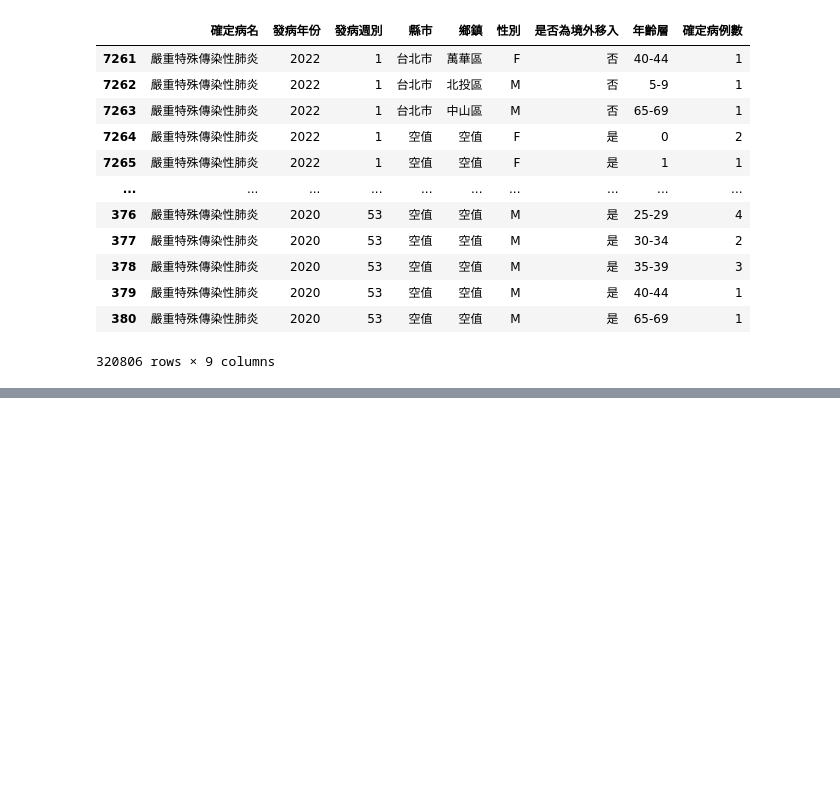
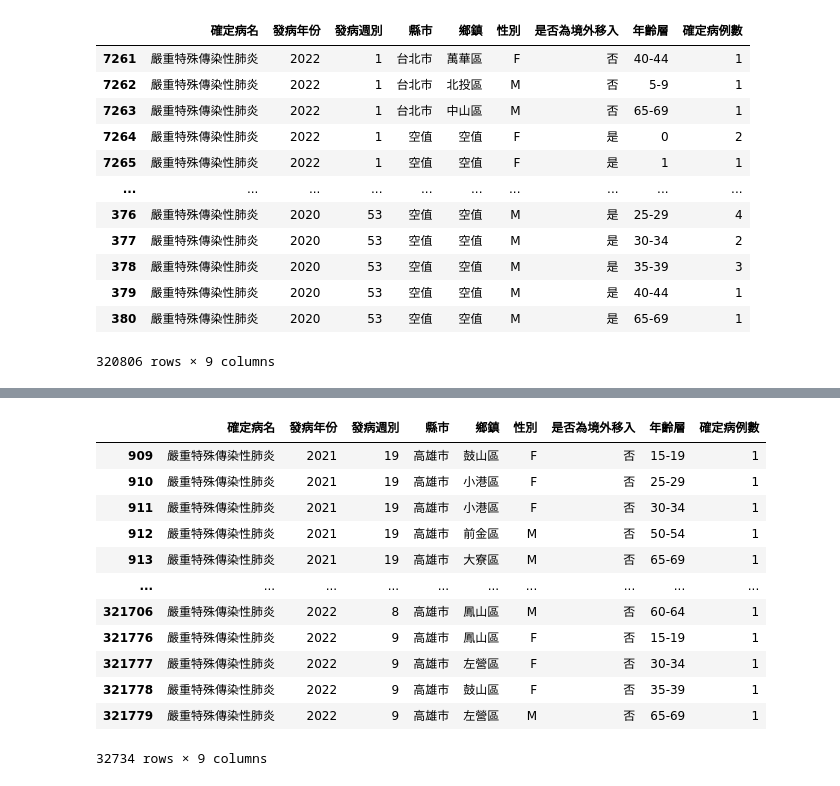
Before and after one commit to chihchao/pythonAssignment, a Jupyter notebook: pandas_covid19.ipynb, the cells around one changed output, grey strips where cells are left out. Cells and saved outputs as stored; diff of their text form; code cells hidden in the pictures; blank space fills up the shorter version.

```diff
--- a/pandas_covid19.ipynb
+++ b/pandas_covid19.ipynb
@@ -79,0 +112,16 @@ df
+# %%
+df[df['縣市']=='高雄市']
+# %% [output]
+|  | 確定病名 | 發病年份 | 發病週別 | 縣市 | 鄉鎮 | 性別 | 是否為境外移入 | 年齡層 | 確定病例數 |
+| 909 | 嚴重特殊傳染性肺炎 | 2021 | 19 | 高雄市 | 鼓山區 | F | 否 | 15-19 | 1 |
+| 910 | 嚴重特殊傳染性肺炎 | 2021 | 19 | 高雄市 | 小港區 | F | 否 | 25-29 | 1 |
+| 911 | 嚴重特殊傳染性肺炎 | 2021 | 19 | 高雄市 | 小港區 | F | 否 | 30-34 | 1 |
+| 912 | 嚴重特殊傳染性肺炎 | 2021 | 19 | 高雄市 | 前金區 | M | 否 | 50-54 | 1 |
+| 913 | 嚴重特殊傳染性肺炎 | 2021 | 19 | 高雄市 | 大寮區 | M | 否 | 65-69 | 1 |
+| ... | ... | ... | ... | ... | ... | ... | ... | ... | ... |
+| 321706 | 嚴重特殊傳染性肺炎 | 2022 | 8 | 高雄市 | 鳳山區 | M | 否 | 60-64 | 1 |
+| 321776 | 嚴重特殊傳染性肺炎 | 2022 | 9 | 高雄市 | 鳳山區 | F | 否 | 15-19 | 1 |
+| 321777 | 嚴重特殊傳染性肺炎 | 2022 | 9 | 高雄市 | 左營區 | F | 否 | 30-34 | 1 |
+| 321778 | 嚴重特殊傳染性肺炎 | 2022 | 9 | 高雄市 | 鼓山區 | F | 否 | 35-39 | 1 |
+| 321779 | 嚴重特殊傳染性肺炎 | 2022 | 9 | 高雄市 | 左營區 | M | 否 | 65-69 | 1 |
+32734 rows × 9 columns
```
Also changed, not shown: parts of 5 cells of this notebook.
